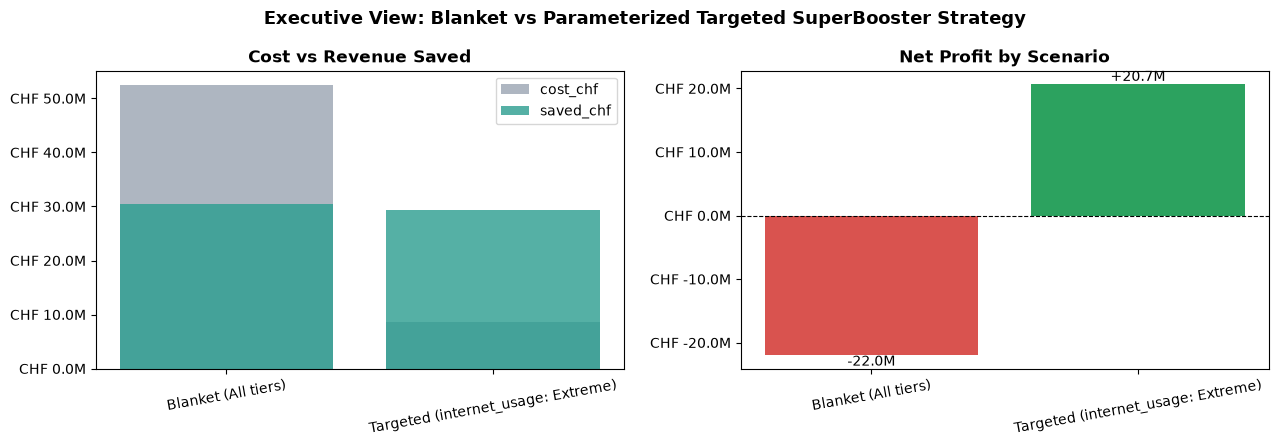
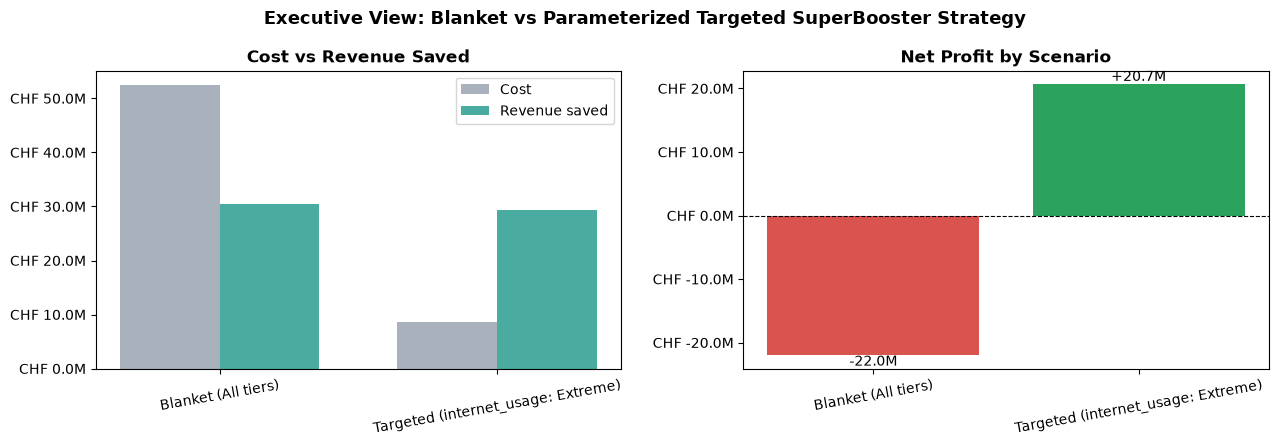
The change to this notebook cell's code, shown as a diff; its figure went from the first image to the second:
--- before
+++ after
@@ -7,21 +7,48 @@
 
 fig, axes = plt.subplots(1, 2, figsize=(13, 4.5))
-plot1 = scenario_df.melt(id_vars="scenario", value_vars=["cost_chf", "saved_chf"], var_name="metric", value_name="value")
+
+# Grouped bars for cost and saved revenue (side-by-side per scenario)
+x = np.arange(len(scenario_df))
+bar_width = 0.36
+cost_vals = scenario_df["cost_chf"].to_numpy()
+saved_vals = scenario_df["saved_chf"].to_numpy()
+
 axes[0].set_title("Cost vs Revenue Saved", fontweight="bold")
-for m, c in [("cost_chf", "#9aa4b2"), ("saved_chf", "#2a9d8f")]:
-    sub = plot1[plot1["metric"] == m]
-    axes[0].bar(sub["scenario"], sub["value"], alpha=0.8, label=m, color=c)
-axes[0].tick_params(axis="x", rotation=10)
+axes[0].bar(
+    x - bar_width / 2,
+    cost_vals,
+    width=bar_width,
+    alpha=0.85,
+    label="Cost",
+    color=FINANCIAL_COLORS["cost"],
+)
+axes[0].bar(
+    x + bar_width / 2,
+    saved_vals,
+    width=bar_width,
+    alpha=0.85,
+    label="Revenue saved",
+    color=FINANCIAL_COLORS["saved"],
+)
+axes[0].set_xticks(x)
+axes[0].set_xticklabels(scenario_df["scenario"], rotation=10)
 axes[0].yaxis.set_major_formatter(mtick.FuncFormatter(lambda x, _: f"CHF {x/1e6:.1f}M"))
 axes[0].legend()
 
-colors = ["#d9534f" if v < 0 else "#2ca25f" for v in scenario_df["net_chf"]]
+colors = [FINANCIAL_COLORS["net_negative"] if v < 0 else FINANCIAL_COLORS["net_positive"] for v in scenario_df["net_chf"]]
 bars = axes[1].bar(scenario_df["scenario"], scenario_df["net_chf"], color=colors)
-axes[1].axhline(0, color="black", linewidth=0.8, linestyle="--")
+axes[1].axhline(0, color=FINANCIAL_COLORS["reference"], linewidth=0.8, linestyle="--")
 axes[1].set_title("Net Profit by Scenario", fontweight="bold")
 axes[1].tick_params(axis="x", rotation=10)
 axes[1].yaxis.set_major_formatter(mtick.FuncFormatter(lambda x, _: f"CHF {x/1e6:.1f}M"))
 for b, val in zip(bars, scenario_df["net_chf"]):
-    axes[1].text(b.get_x() + b.get_width()/2, val, f"{val/1e6:+.1f}M", ha="center", va="bottom" if val >= 0 else "top", fontsize=10)
+    axes[1].text(
+        b.get_x() + b.get_width() / 2,
+        val,
+        f"{val/1e6:+.1f}M",
+        ha="center",
+        va="bottom" if val >= 0 else "top",
+        fontsize=10,
+    )
 
 fig.suptitle("Executive View: Blanket vs Parameterized Targeted SuperBooster Strategy", fontsize=13, fontweight="bold")

Commit: unified style